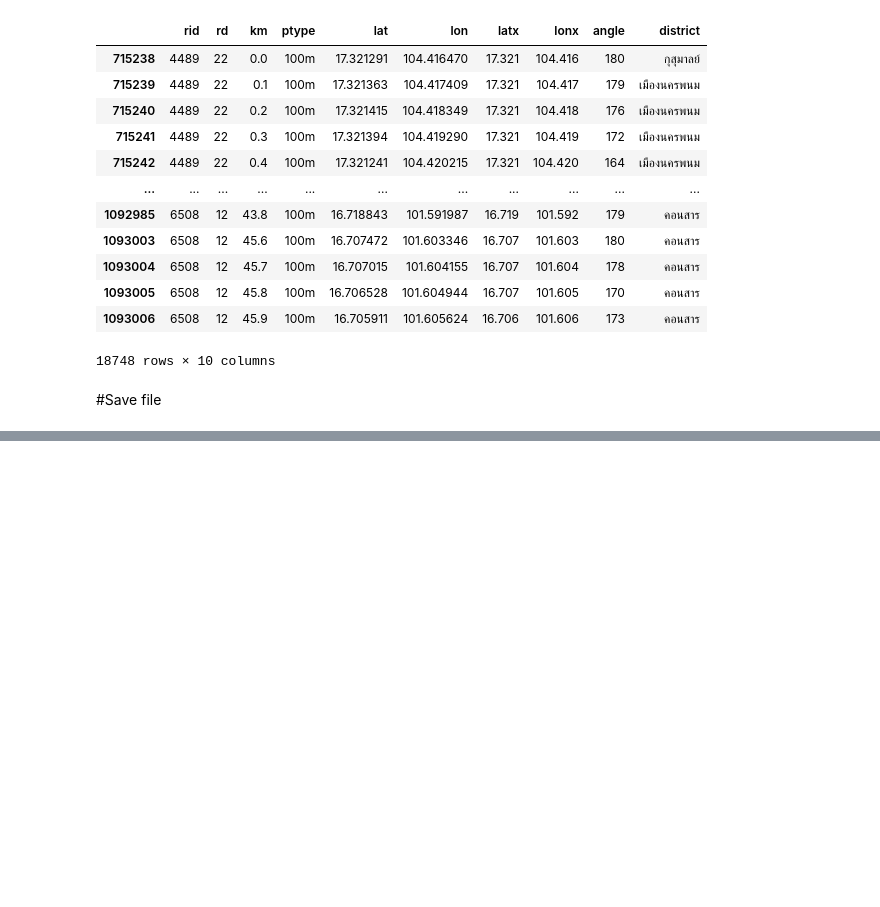
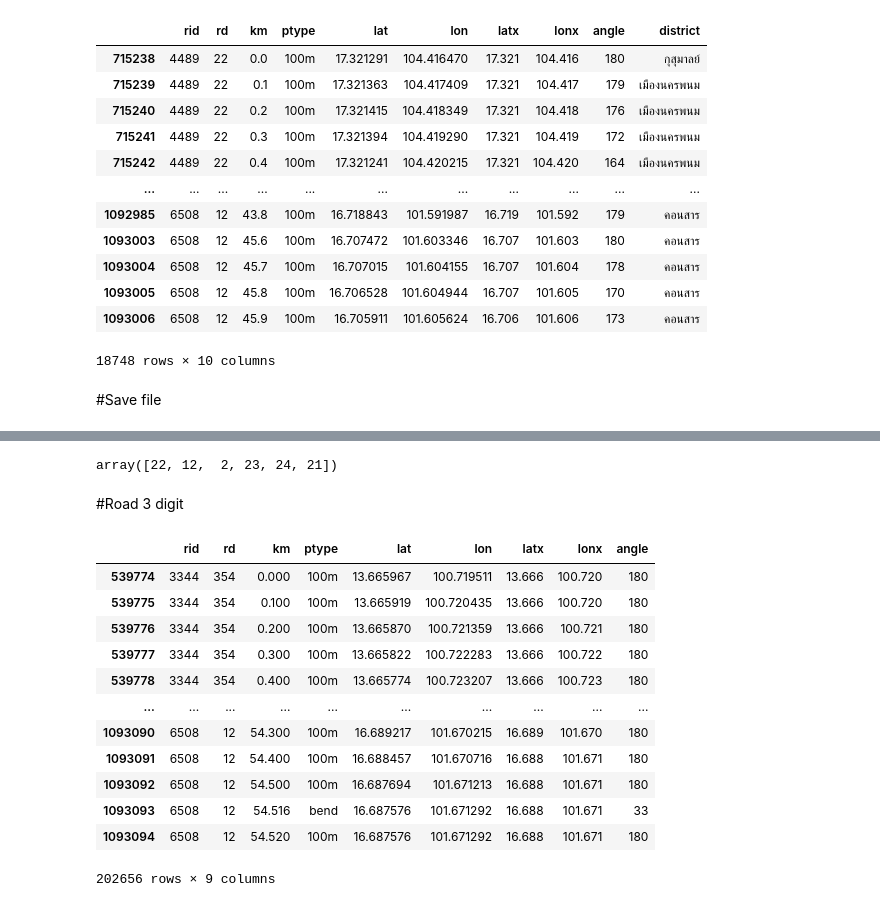
Before and after one commit to myNameIsPK/route_prediction, a Jupyter notebook: phase1/1.2/RoadDB_filter_NE.ipynb, the cells around one changed output, grey strips where cells are left out. Saved outputs shown, nothing was run; the diff lists cells and outputs as text; code cells hidden in the pictures; blank space fills up the shorter version.

```diff
--- a/phase1/1.2/RoadDB_filter_NE.ipynb
+++ b/phase1/1.2/RoadDB_filter_NE.ipynb
@@ -241,0 +247,6 @@ display(mapit)
+# %%
+roadDB_NE.rd.unique()
+# %% [output]
+array([22, 12,  2, 23, 24, 21])
+# %% [markdown]
+#Road 3 digit
@@ -241,0 +255,16 @@ display(mapit)
+# %%
+roadDB_3digit
+# %% [output]
+|  | rid | rd | km | ptype | lat | lon | latx | lonx | angle |
+| 539774 | 3344 | 354 | 0.000 | 100m | 13.665967 | 100.719511 | 13.666 | 100.720 | 180 |
+| 539775 | 3344 | 354 | 0.100 | 100m | 13.665919 | 100.720435 | 13.666 | 100.720 | 180 |
+| 539776 | 3344 | 354 | 0.200 | 100m | 13.665870 | 100.721359 | 13.666 | 100.721 | 180 |
+| 539777 | 3344 | 354 | 0.300 | 100m | 13.665822 | 100.722283 | 13.666 | 100.722 | 180 |
+| 539778 | 3344 | 354 | 0.400 | 100m | 13.665774 | 100.723207 | 13.666 | 100.723 | 180 |
+| ... | ... | ... | ... | ... | ... | ... | ... | ... | ... |
+| 1093090 | 6508 | 12 | 54.300 | 100m | 16.689217 | 101.670215 | 16.689 | 101.670 | 180 |
+| 1093091 | 6508 | 12 | 54.400 | 100m | 16.688457 | 101.670716 | 16.688 | 101.671 | 180 |
+| 1093092 | 6508 | 12 | 54.500 | 100m | 16.687694 | 101.671213 | 16.688 | 101.671 | 180 |
+| 1093093 | 6508 | 12 | 54.516 | bend | 16.687576 | 101.671292 | 16.688 | 101.671 | 33 |
+| 1093094 | 6508 | 12 | 54.520 | 100m | 16.687576 | 101.671292 | 16.688 | 101.671 | 180 |
+202656 rows × 9 columns
```
Also changed, not shown: parts of 21 cells of this notebook.
